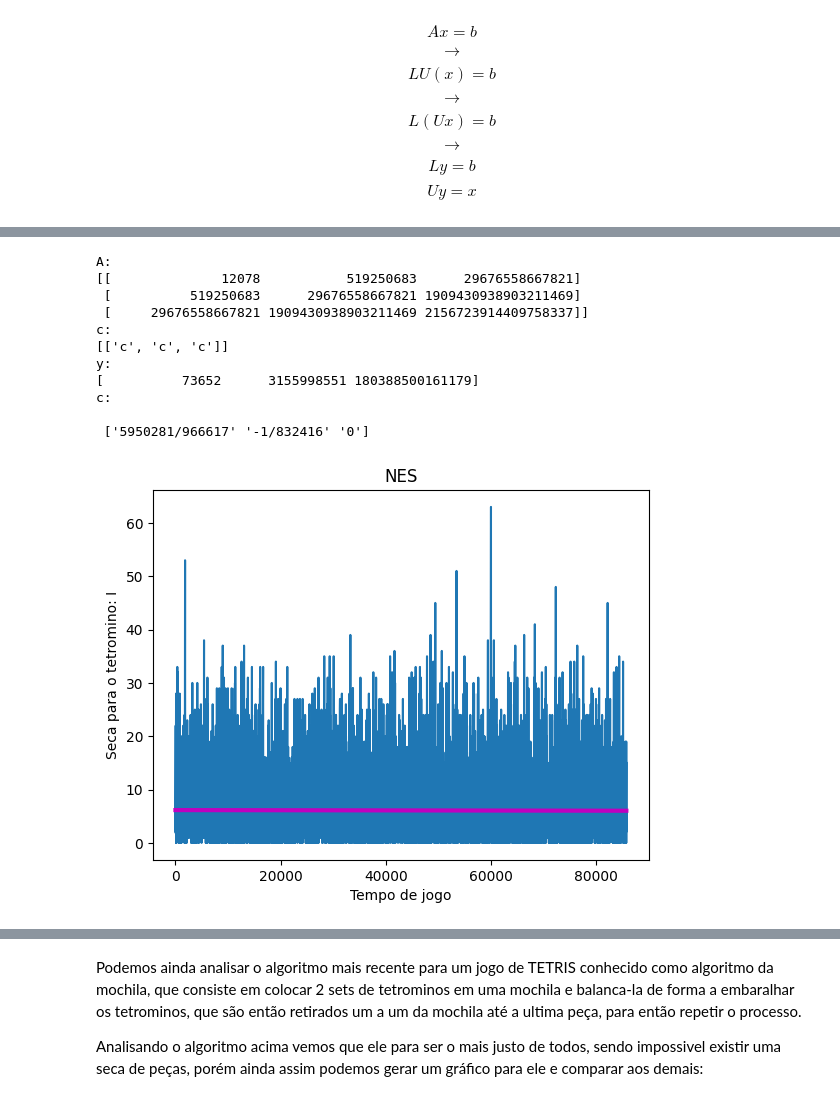
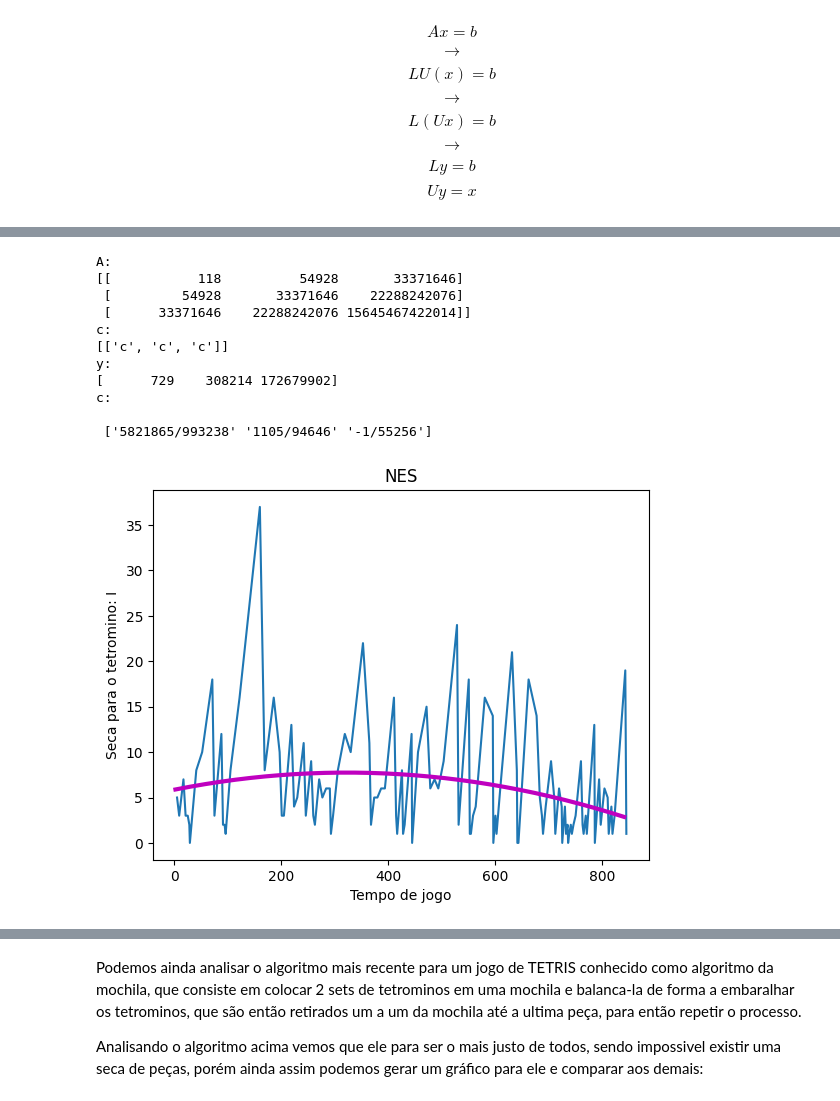
Before and after one commit to luizferreira7/tetris, a Jupyter notebook: colab/Trabalho_Final_de_ALA.ipynb, the cells around one changed output, grey strips where cells are left out. Saved outputs shown, nothing was run; the diff lists cells and outputs as text; code cells hidden in the pictures.

```diff
--- a/colab/Trabalho_Final_de_ALA.ipynb
+++ b/colab/Trabalho_Final_de_ALA.ipynb
@@ -1236,25 +1261,25 @@ c:
 # %%
 #@title
-n = 100000
+n = 1000
 t = 'I'
 
 plt.title('NES')
 plt.xlabel('Tempo de jogo')
 plt.ylabel('Seca para o tetromino: ' + t)
 
 plot(tetris_nes(n), plt, 'm', 'NES', 3, True)
 
 plt.show()
 # %% [output]
 A:
-[[              12078           519250683      29676558667821]
- [          519250683      29676558667821 1909430938903211469]
- [     29676558667821 1909430938903211469 2156723914409758337]]
+[[           118          54928       33371646]
+ [         54928       33371646    22288242076]
+ [      33371646    22288242076 15645467422014]]
 c:
 [['c', 'c', 'c']]
 y:
-[          73652      3155998551 180388500161179]
+[      729    308214 172679902]
 c:
 
- ['5950281/966617' '-1/832416' '0']
+ ['5821865/993238' '1105/94646' '-1/55256']
-[figure, old version]
+[figure, new version]
```
Also changed, not shown: parts of 16 cells of this notebook.
